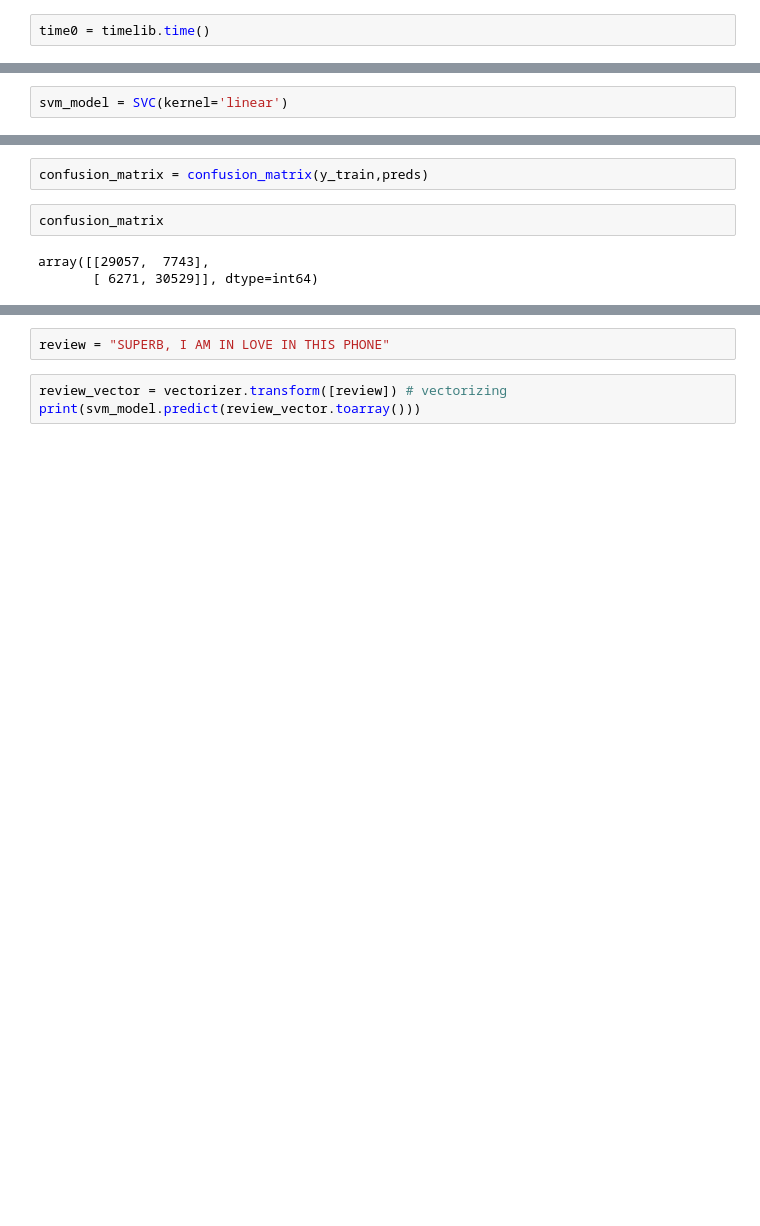
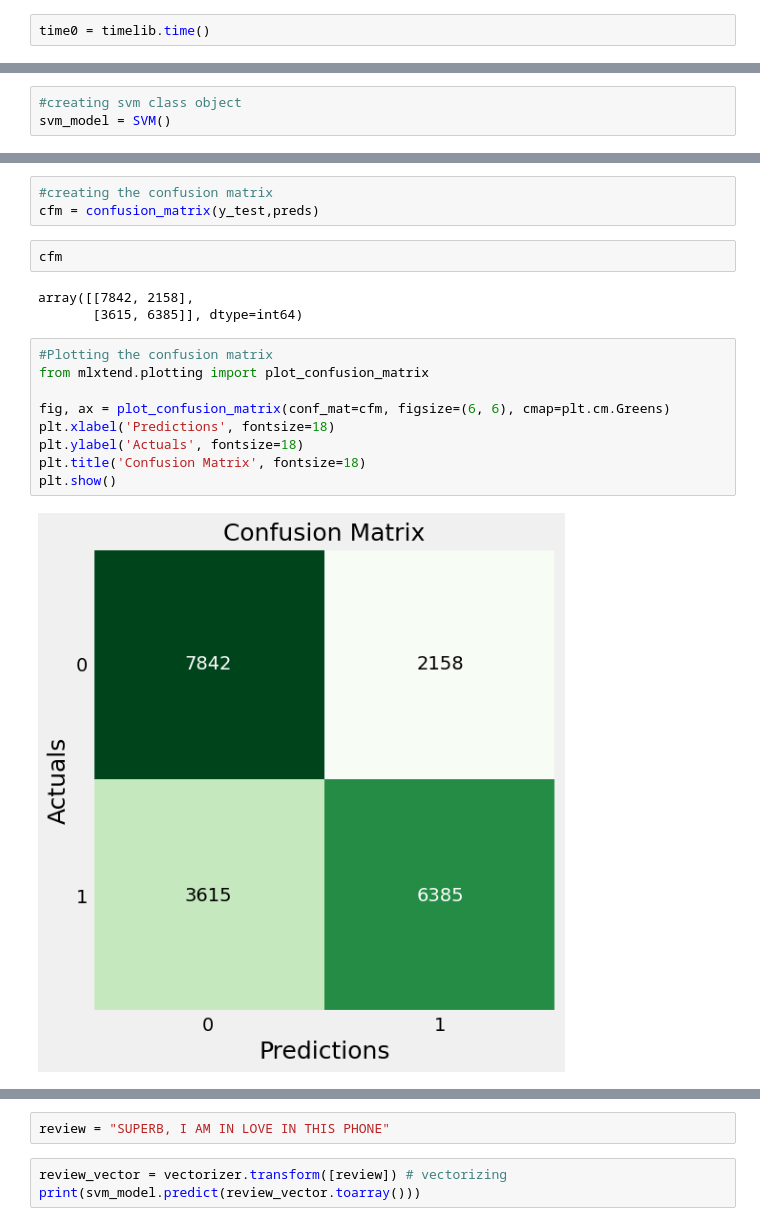
Before and after one commit to bhargavvummadi/CS5593-Twitter-Sentiment-Analysis, a Jupyter notebook: svm_model.ipynb, the cells around one changed output, grey strips where cells are left out. Saved outputs shown, nothing was run; the diff lists cells and outputs as text; blank space fills up the shorter version.

```diff
--- a/svm_model.ipynb
+++ b/svm_model.ipynb
@@ -268,3 +350,4 @@ time0 = timelib.time()
 # %%
-svm_model = SVC(kernel='linear')
+#creating svm class object
+svm_model = SVM()
 # %%
@@ -286,8 +369,20 @@ array([ 1, -1,  1, ...,  1,  1,  1])
 # %%
-confusion_matrix = confusion_matrix(y_train,preds)
+#creating the confusion matrix
+cfm = confusion_matrix(y_test,preds)
 # %%
-confusion_matrix
+cfm
 # %% [output]
-array([[29057,  7743],
-       [ 6271, 30529]], dtype=int64)
+array([[7842, 2158],
+       [3615, 6385]], dtype=int64)
+# %%
+#Plotting the confusion matrix
+from mlxtend.plotting import plot_confusion_matrix
+
+fig, ax = plot_confusion_matrix(conf_mat=cfm, figsize=(6, 6), cmap=plt.cm.Greens)
+plt.xlabel('Predictions', fontsize=18)
+plt.ylabel('Actuals', fontsize=18)
+plt.title('Confusion Matrix', fontsize=18)
+plt.show()
+# %% [output]
+[figure, added]
 # %%
```
Also changed, not shown: parts of 40 cells of this notebook, 1 other file.
